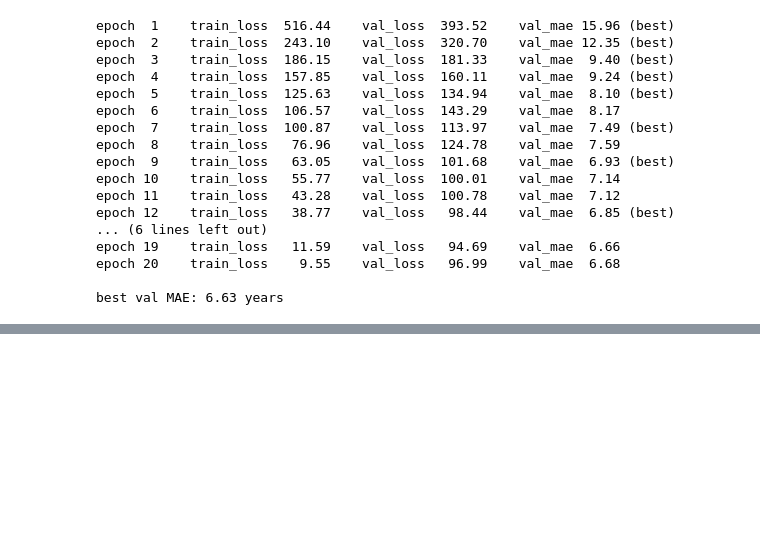
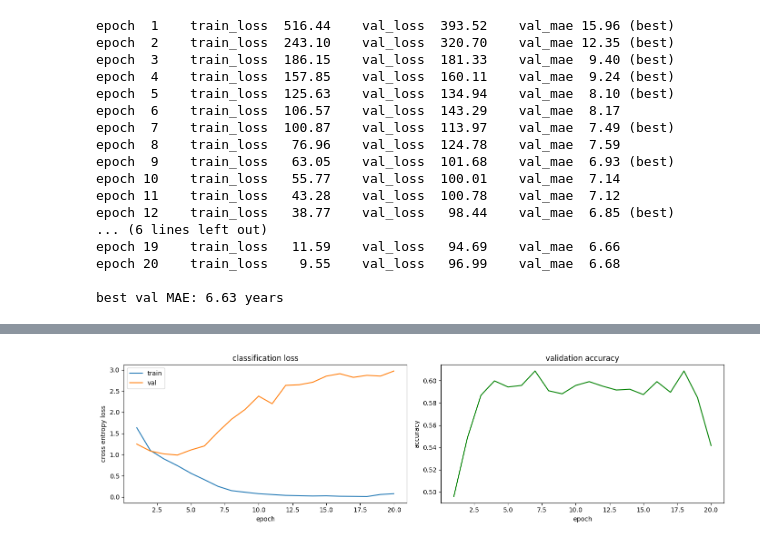
Before and after one commit to iav2002/AppliedDeepLearning, a Jupyter notebook: Part2_Baselines_3.ipynb, the cells around one changed output, grey strips where cells are left out. Saved outputs shown, nothing was run; the diff lists cells and outputs as text; code cells hidden in the pictures; blank space fills up the shorter version.

Commit message:
Baseline Classification

```diff
--- a/Part2_Baselines_3.ipynb
+++ b/Part2_Baselines_3.ipynb
@@ -346,0 +441,21 @@ best val MAE: 6.63 years
+# %%
+epochs = range(1, len(history_cls["train_loss"]) + 1)
+
+fig, axes = plt.subplots(1, 2, figsize=(14, 4))
+
+axes[0].plot(epochs, history_cls["train_loss"], label="train")
+axes[0].plot(epochs, history_cls["val_loss"], label="val")
+axes[0].set_xlabel("epoch")
+axes[0].set_ylabel("cross entropy loss")
+axes[0].set_title("classification loss")
+axes[0].legend()
+
+axes[1].plot(epochs, history_cls["val_acc"], color="green")
+axes[1].set_xlabel("epoch")
+axes[1].set_ylabel("accuracy")
+axes[1].set_title("validation accuracy")
+
+plt.tight_layout()
+plt.show()
+# %% [output]
+[figure, added]
```
Also changed, not shown: parts of 5 cells of this notebook.
